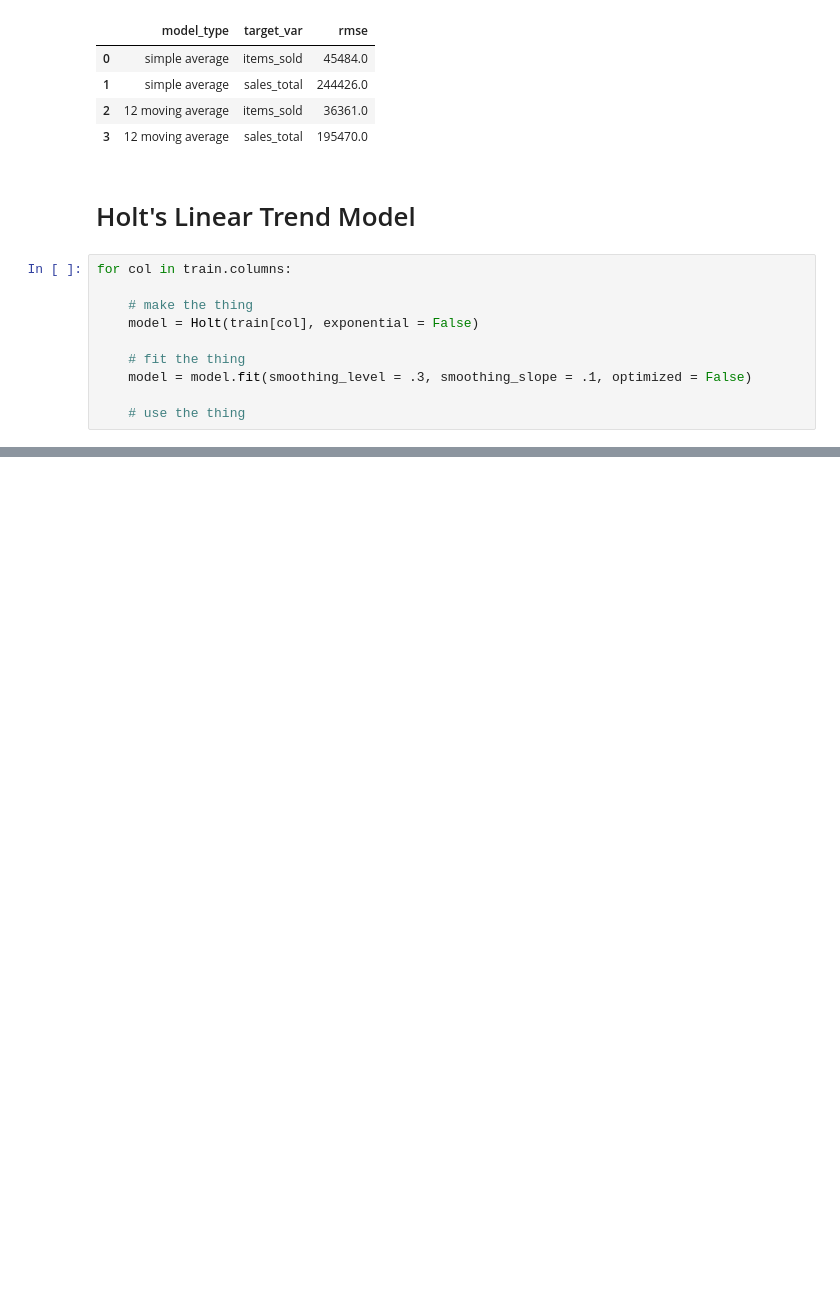
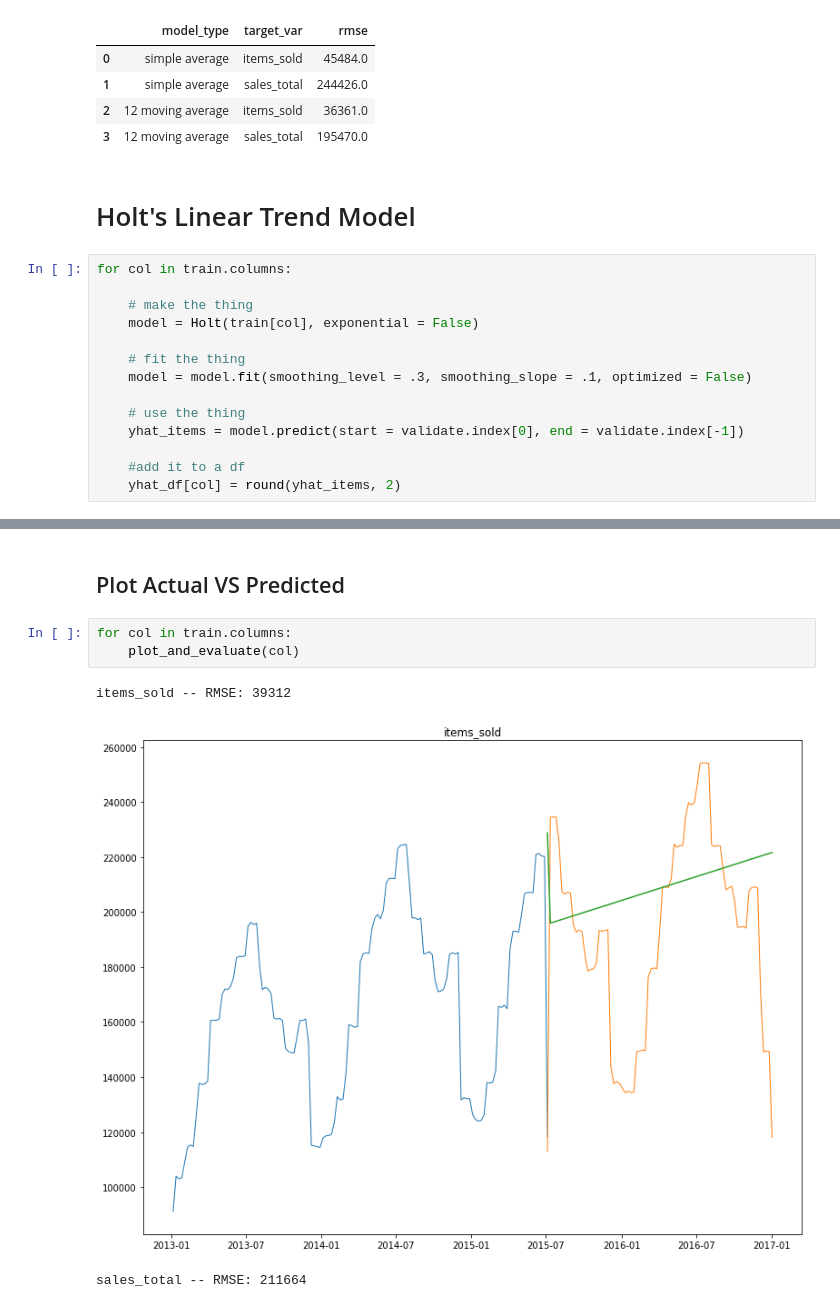
Before and after one commit to yvonneking1/ds-methodologies-exercises, a Jupyter notebook: time_series/modeling.ipynb, the cells around one changed output, grey strips where cells are left out. Cells and saved outputs as stored; diff of their text form; blank space fills up the shorter version.

Commit message:
finshed modeling exercisies

```diff
--- a/time_series/modeling.ipynb
+++ b/time_series/modeling.ipynb
@@ -245,3 +244,7 @@ for col in train.columns:
     model = model.fit(smoothing_level = .3, smoothing_slope = .1, optimized = False)
 
     # use the thing
+    yhat_items = model.predict(start = validate.index[0], end = validate.index[-1])
+
+    #add it to a df
+    yhat_df[col] = round(yhat_items, 2)
@@ -247,0 +261,9 @@ for col in train.columns:
+# %% [markdown]
+## Plot Actual VS Predicted
+# %%
+for col in train.columns:
+    plot_and_evaluate(col)
+# %% [output]
+items_sold -- RMSE: 39312
+[figure, added]
+sales_total -- RMSE: 211664
```
Also changed, not shown: parts of 33 cells of this notebook.
